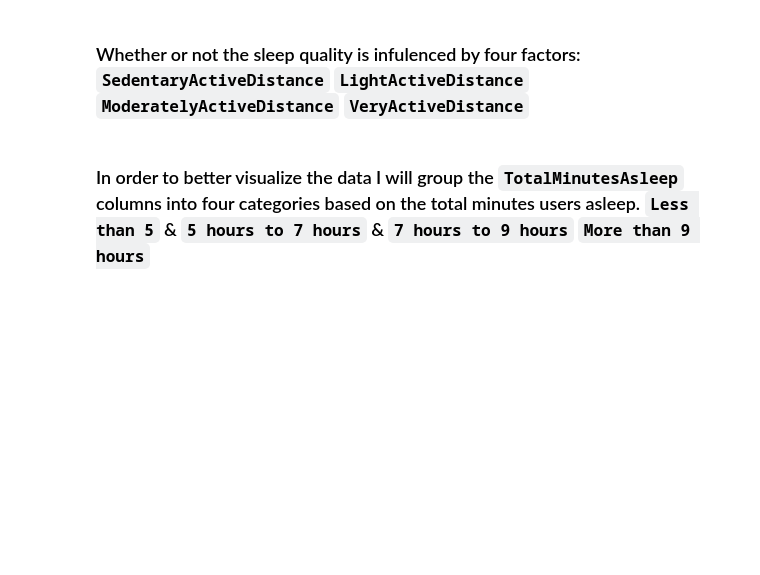
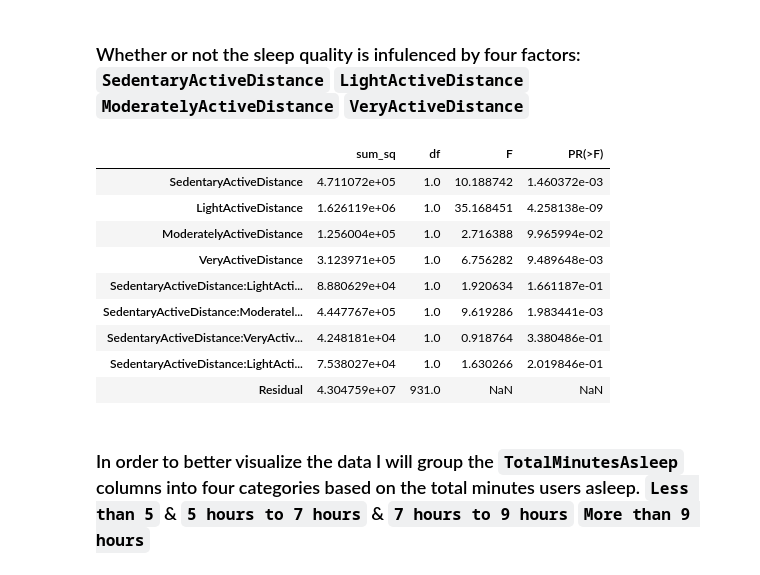
Before and after one commit to NhungNgo58/Bellabeat--Usage-Trend-Analysis, a Jupyter notebook: BellaBeat_Google_Data_Analytics_Capstone_Projects_BigQuery+Python.ipynb, the cells around one changed output. Cells and saved outputs as stored; diff of their text form; code cells hidden in the pictures; blank space fills up the shorter version.

```diff
--- a/BellaBeat_Google_Data_Analytics_Capstone_Projects_BigQuery+Python.ipynb
+++ b/BellaBeat_Google_Data_Analytics_Capstone_Projects_BigQuery+Python.ipynb
@@ -1852,11 +1848,26 @@ testing_anova_sleep.corr()
 | VeryActiveMinutes | 0.074731 | -0.164671 | 0.051926 | 0.312420 | 1.000000 |
 # %% [markdown]
 ### Whether or not the sleep quality is infulenced by four factors: `SedentaryActiveDistance` `LightActiveDistance` `ModeratelyActiveDistance` `VeryActiveDistance`
+# %%
+testing_anova_sleep_1 = daily_df[['TotalMinutesAsleep','SedentaryActiveDistance','LightActiveDistance','ModeratelyActiveDistance','VeryActiveDistance']]
+# %%
+testing_anova_sleep_1 = testing_anova_sleep_1.astype('float')
 # %%
 model_sleep_1 = ols("""TotalMinutesAsleep ~ SedentaryActiveDistance + LightActiveDistance + ModeratelyActiveDistance + VeryActiveDistance +
                 SedentaryActiveDistance:LightActiveDistance + SedentaryActiveDistance:ModeratelyActiveDistance + SedentaryActiveDistance:VeryActiveDistance +
-                SedentaryActiveDistance:LightActiveDistance:ModeratelyActiveDistance:VeryActiveDistance""",data = daily_df).fit()
+                SedentaryActiveDistance:LightActiveDistance:ModeratelyActiveDistance:VeryActiveDistance""",data =testing_anova_sleep_1).fit()
 sm.stats.anova_lm(model_sleep_1, typ=2)
+# %% [output]
+|  | sum_sq | df | F | PR(>F) |
+| SedentaryActiveDistance | 4.711072e+05 | 1.0 | 10.188742 | 1.460372e-03 |
+| LightActiveDistance | 1.626119e+06 | 1.0 | 35.168451 | 4.258138e-09 |
+| ModeratelyActiveDistance | 1.256004e+05 | 1.0 | 2.716388 | 9.965994e-02 |
+| VeryActiveDistance | 3.123971e+05 | 1.0 | 6.756282 | 9.489648e-03 |
+| SedentaryActiveDistance:LightActi... | 8.880629e+04 | 1.0 | 1.920634 | 1.661187e-01 |
+| SedentaryActiveDistance:Moderatel... | 4.447767e+05 | 1.0 | 9.619286 | 1.983441e-03 |
+| SedentaryActiveDistance:VeryActiv... | 4.248181e+04 | 1.0 | 0.918764 | 3.380486e-01 |
+| SedentaryActiveDistance:LightActi... | 7.538027e+04 | 1.0 | 1.630266 | 2.019846e-01 |
+| Residual | 4.304759e+07 | 931.0 | NaN | NaN |
 # %% [markdown]
 ### In order to better visualize the data I will group the `TotalMinutesAsleep` columns into four categories based on the total minutes users asleep. `Less than 5` & `5 hours to 7 hours` & `7 hours to 9 hours` `More than 9 hours`
 # %%
```
Also changed, not shown: parts of 39 cells of this notebook.
